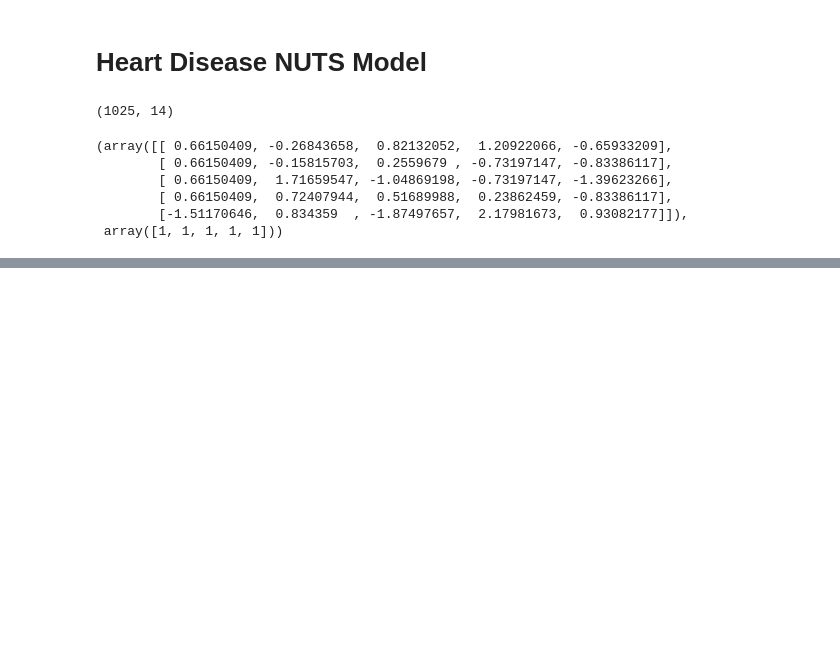
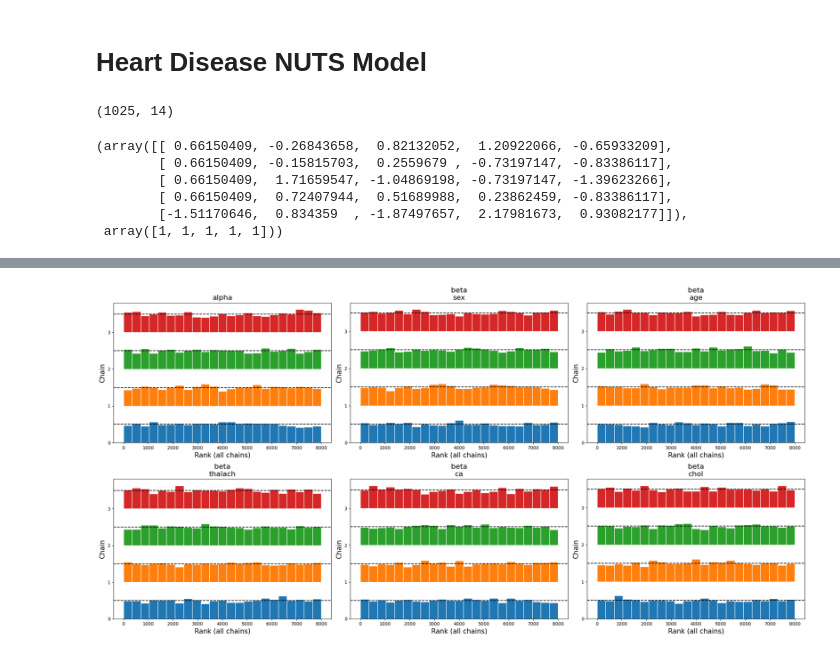
Before and after one commit to TheBobu/AI-Programming-Project-2025, a Jupyter notebook: notebooks/nuts.ipynb, the cells around one changed output, grey strips where cells are left out. Drawn from its saved outputs; the diff is of its cells as text; code cells hidden in the pictures; blank space fills up the shorter version.

```diff
--- a/notebooks/nuts.ipynb
+++ b/notebooks/nuts.ipynb
@@ -117,0 +152,6 @@ plt.show()
+# %%
+az.plot_rank(idata, var_names=["alpha","beta"])
+plt.tight_layout()
+plt.show()
+# %% [output]
+[figure, added]
```
Also changed, not shown: parts of 6 cells of this notebook.
